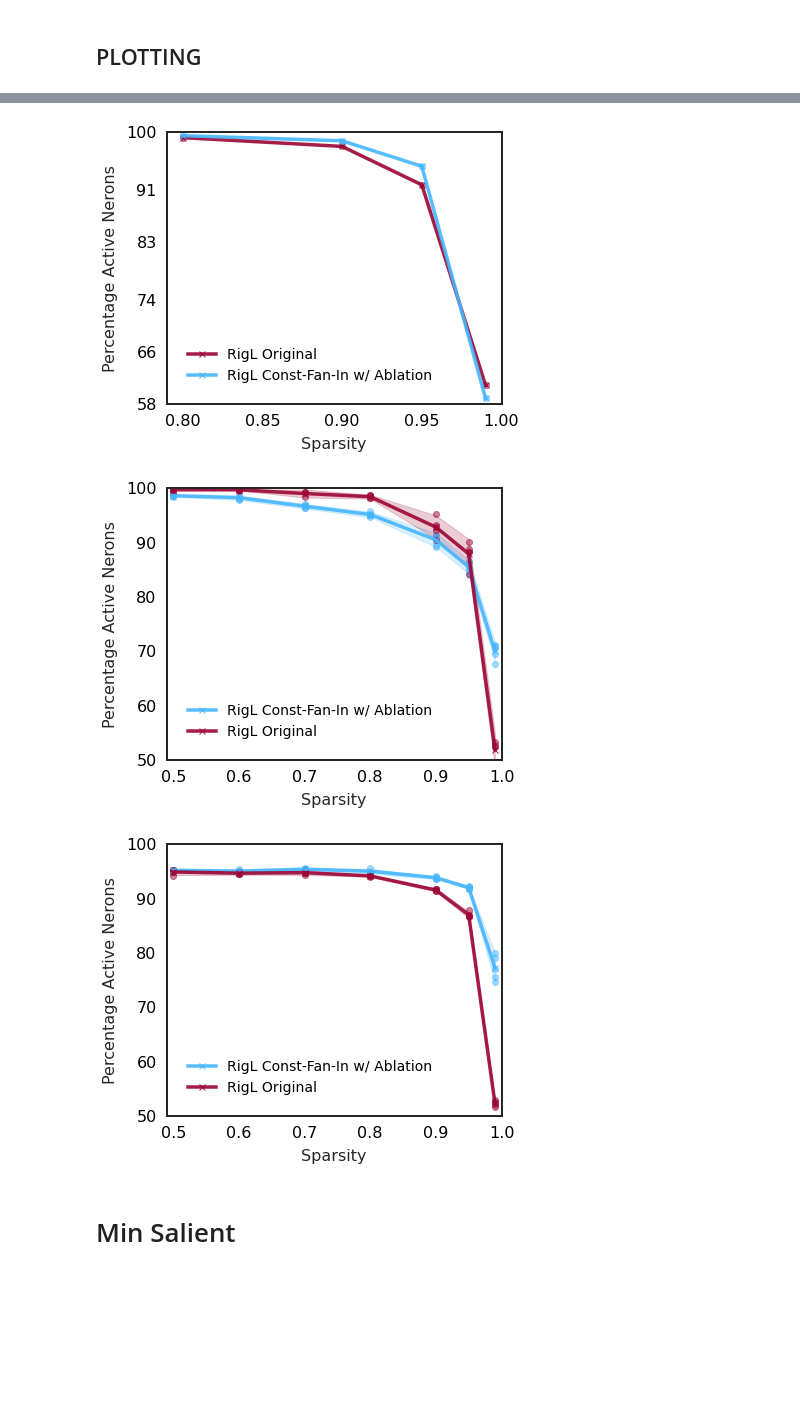
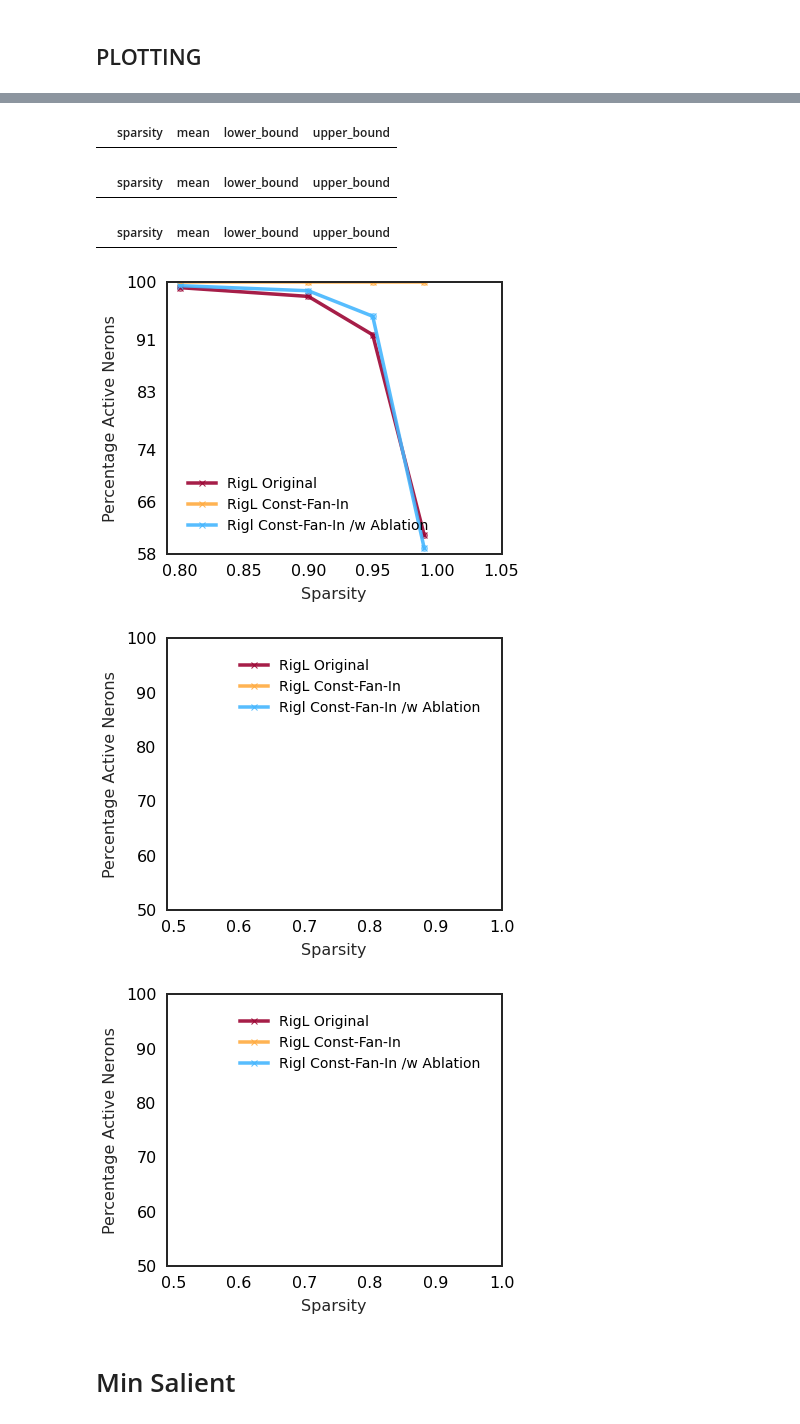
Before and after one commit to calgaryml/condensed-sparsity, a Jupyter notebook: notebooks/final_results.ipynb, the cells around one changed output, grey strips where cells are left out. Drawn from its saved outputs; the diff is of its cells as text; code cells hidden in the pictures; blank space fills up the shorter version.

```diff
--- a/notebooks/final_results.ipynb
+++ b/notebooks/final_results.ipynb
@@ -242,6 +152,3 @@ resnet18=get_model_results(df, "resnet18", 250)
 wide_resnet22=get_model_results(df, "wide_resnet22", 250)
 imagenet=get_model_results(df, "resnet50", 103)
 imagenet = imagenet.loc[imagenet["sweep_id"].isin(["aw7o7hz7", "snb0sphc"])]
-# %%
-for this_df in [resnet18, wide_resnet22, imagenet]:
-    print(len(this_df))
@@ -426,9 +160,9 @@ sparsities = [0.20,0.30,0.40,0.50]
 
 new_high_sparse_ids = resnet18.loc[
     (resnet18["rigl.const_fan_in"]==True) & \
-    (resnet18["rigl.min_salient_weights_per_neuron"] == 0.005) & \
+    (resnet18["rigl.min_salient_weights_per_neuron"] == 0.3) & \
     (resnet18["rigl.use_sparse_const_fan_in_for_ablation"] == True) & \
-    (resnet18["sweep_id"].isin(["uw4nrruy", "hgqc3joo"]))
+    (resnet18["tags"].str.contains("sweep_1fik36lx"))
 ].index.to_list()
 
 
@@ -494,7 +224,7 @@ for d in densities:
             (model_df["rigl.min_salient_weights_per_neuron"] == 0.005) &\
             (model_df["rigl.dense_allocation"] == d) & \
             (model_df["rigl.grad_accumulation_n"]!=8) & \
-            (model_df["sweep_id"].isin(["uw4nrruy", "hgqc3joo"]))
+            (model_df["tags"].str.contains("sweep_1fik36lx"))
         ].index.to_list()
     )
 for d in densities:
@@ -803,0 +534,6 @@ fig.show()
+# %%
+plot_df = imagenet
+for idx, (fan_in, dynamic_ablation) in enumerate(plot_df.groupby(["rigl.const_fan_in", "rigl.dynamic_ablation"], dropna=False).count().index.unique()):
+        df_slice = plot_df.loc[(plot_df["rigl.const_fan_in"] == fan_in) & (plot_df["rigl.dynamic_ablation"] == dynamic_ablation)]
+        print(fan_in, dynamic_ablation)
+        display(df_slice["rigl.dense_allocation"])
@@ -812,11 +570,15 @@ def plot_active_neurons_vs_sparsity(df, model_name="", ylim=[0.9,1.0], xlim=[0.4
     colors = ['#45b6fe','#ffab40','#9c0534'] # '#ffab40' '#ff671f'
 
 
-    for idx, fan_in in enumerate(df["rigl.const_fan_in"].unique()):
-        df_slice = df.loc[df["rigl.const_fan_in"] == fan_in]
+    for idx, (fan_in, dynamic_ablation) in enumerate(df.groupby(["rigl.const_fan_in", "rigl.dynamic_ablation"], dropna=False).count().index.unique()):
+        df_slice = df.loc[(plot_df["rigl.const_fan_in"] == fan_in) & (df["rigl.dynamic_ablation"] == dynamic_ablation)]
         if fan_in:
-            name = "RigL Const-Fan-In w/ Ablation"
-            color=colors[0]
+            if dynamic_ablation:
+                name = "Rigl Const-Fan-In /w Ablation"
+                color=colors[0]
+            else:
+                name = "RigL Const-Fan-In"
+                color=colors[1]
         else:
             name = "RigL Original"
             color=colors[2]
@@ -850,15 +612,18 @@ def plot_active_neurons_vs_sparsity(df, model_name="", ylim=[0.9,1.0], xlim=[0.4
     fig.savefig(f"{model_name}_perc_active.svg",format="svg", bbox_inches="tight")
     return fig
 
-sweep_id_ablation_exp = "a2uywunn"
-df.loc[df["sweep_id"]==sweep_id_ablation_exp]["rigl.dense_allocation"].unique()
+# sweep_id_ablation_exp = "a2uywunn"
+# df.loc[df["sweep_id"]==sweep_id_ablation_exp]["rigl.dense_allocation"].unique()
 
-resnet18_const_fan_false_ids=df.loc[(df["sweep_id"]==sweep_id_ablation_exp) & (df["model"]=="resnet18")].index.to_list()
-wide_resnet22_const_fan_false_ids=df.loc[(df["sweep_id"]==sweep_id_ablation_exp) & (df["model"]=="wide_resnet22")].index.to_list()
-imagenet_ids = imagenet.loc[imagenet["rigl.dynamic_ablation"] == True].index
-fig = plot_active_neurons_vs_sparsity(imagenet.loc[imagenet_ids], "imagenet", ylim=[58, 100], xlim=[0.79, 1.0])
-fig = plot_active_neurons_vs_sparsity(df.loc[new_high_sparse_ids+resnet18_const_fan_false_ids], "resnet18", ylim=[50, 100])
-fig = plot_active_neurons_vs_sparsity(df.loc[wide_const_fan_ids+wide_resnet22_const_fan_false_ids], "wide_resnet22", ylim=[50, 100])
+# resnet18_const_fan_false_ids=df.loc[(df["sweep_id"]==sweep_id_ablation_exp) & (df["model"]=="resnet18")].index.to_list()
+# wide_resnet22_const_fan_false_ids=df.loc[(df["sweep_id"]==sweep_id_ablation_exp) & (df["model"]=="wide_resnet22")].index.to_list()
+# imagenet_ids = imagenet.loc[imagenet["rigl.dynamic_ablation"] == True].index
+# fig = plot_active_neurons_vs_sparsity(imagenet.loc[imagenet_ids], "imagenet", ylim=[58, 100], xlim=[0.79, 1.0])
+# fig = plot_active_neurons_vs_sparsity(df.loc[new_high_sparse_ids+resnet18_const_fan_false_ids], "resnet18", ylim=[50, 100])
+# fig = plot_active_neurons_vs_sparsity(df.loc[wide_const_fan_ids+wide_resnet22_const_fan_false_ids], "wide_resnet22", ylim=[50, 100])
+fig = plot_active_neurons_vs_sparsity(imagenet, "imagenet", ylim=[58, 100], xlim=[0.79, 1.05])
+fig = plot_active_neurons_vs_sparsity(df.loc[resnet_ids], "resnet18", ylim=[50, 100])
+fig = plot_active_neurons_vs_sparsity(df.loc[wide_res_ids], "wide_resnet22", ylim=[50, 100])
 # %% [output]
 |  | sparsity | mean | lower_bound | upper_bound |
 | 0 | 0.99 | 60.874456 | NaN | NaN |
@@ -905,6 +646,9 @@ fig = plot_active_neurons_vs_sparsity(df.loc[wide_const_fan_ids+wide_resnet22_co
+|  | sparsity | mean | lower_bound | upper_bound |
+|  | sparsity | mean | lower_bound | upper_bound |
+|  | sparsity | mean | lower_bound | upper_bound |
-[figure, old version]
+[figure, new version]
-[figure, old version]
+[figure, new version]
-[figure, old version]
+[figure, new version]
 # %% [markdown]
 # Min Salient
 # %%
```
Also changed, not shown: parts of 34 cells of this notebook, 4 other files.
